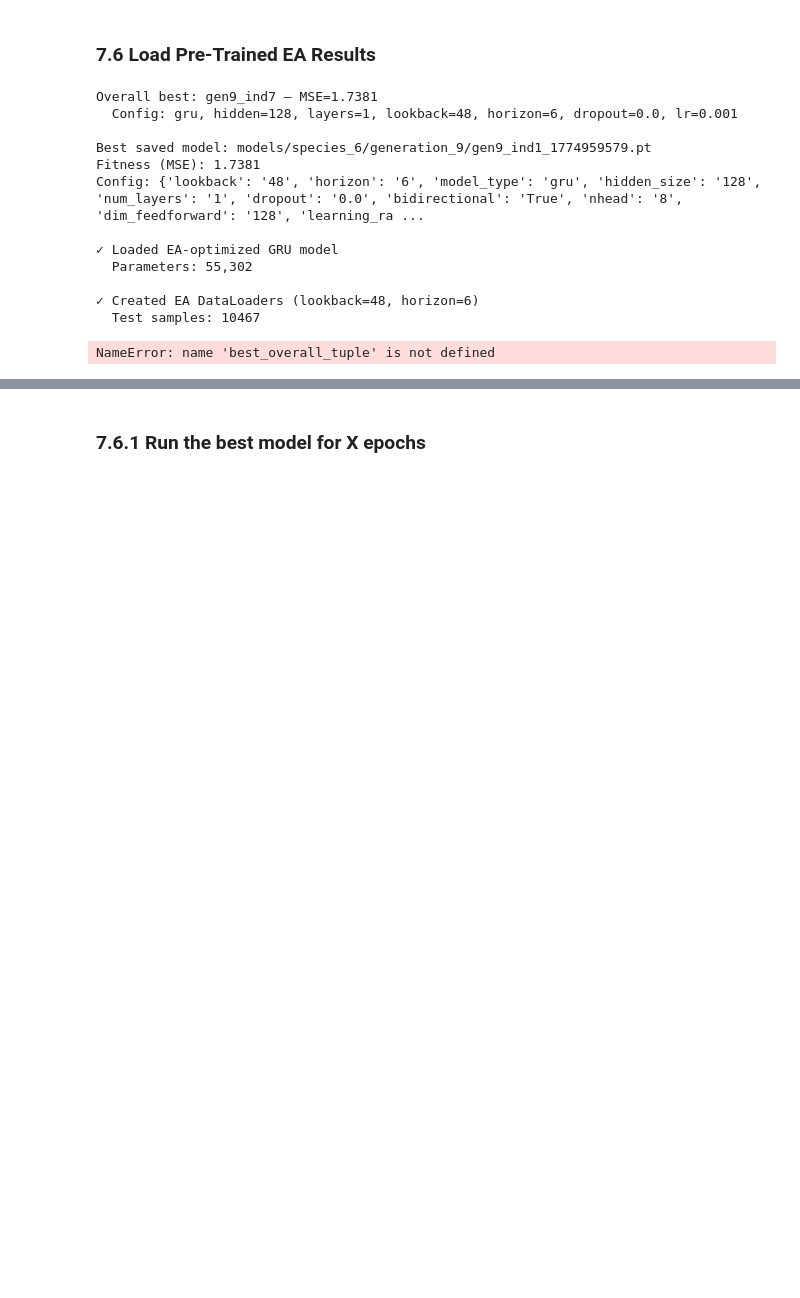
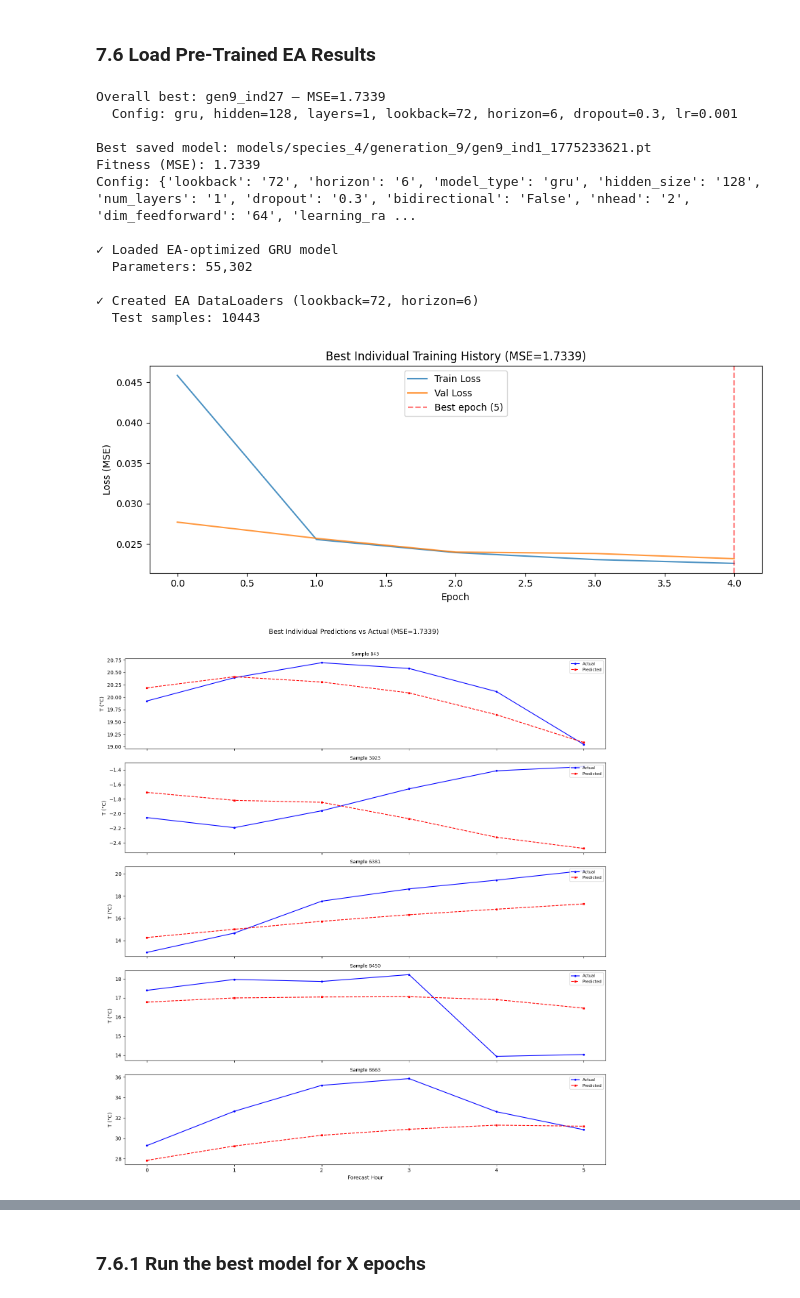
Before and after one commit to dudocas12/Advanced-Time-Series-Forecasting-Optimization-and-Explainability, a Jupyter notebook: main.ipynb, the cells around one changed output, grey strips where cells are left out. Saved outputs shown, nothing was run; the diff lists cells and outputs as text; code cells hidden in the pictures; blank space fills up the shorter version.

Commit message:
error resolved

```diff
--- a/main.ipynb
+++ b/main.ipynb
@@ -1555,8 +1554,10 @@ import re
 # ============================================================
 # Load EA results and find the best model
 # ============================================================
-results_csv = glob.glob("models/species_6/evolutionary_search_results_*.csv")[0]
+current_species_path = os.path.dirname(best_params_path)  # change to models/species_X where X is the current run number if you want to see others runs
+results_csv = glob.glob(f"{current_species_path}/evolutionary_search_results_*.csv")[0]
 ea_df = pd.read_csv(results_csv)
+
 
 # Show overall best
 best_row = ea_df.loc[ea_df['fitness'].idxmin()]
@@ -1571,7 +1572,7 @@ print(f"  Config: {best_row['model_type']}, hidden={int(best_row['hidden_size'])
 # The saved files are ranked: ind1=best, ind2=2nd, ind3=3rd per generation
 # We scan all txt files to match by fitness value
 
-def find_best_model_path(species_dir="models/species_6"):
+def find_best_model_path(species_dir="models/species"):
     """Scan all generation folders and find the .pt file with the lowest fitness."""
     best_fitness = float('inf')
     best_pt_path = None
@@ -1605,7 +1606,7 @@ def find_best_model_path(species_dir="models/species_6"):
 
     return best_pt_path, best_fitness, best_config
 
-best_pt_path, best_fitness, best_config = find_best_model_path()
+best_pt_path, best_fitness, best_config = find_best_model_path(species_dir=current_species_path)
 print(f"\nBest saved model: {best_pt_path}")
 print(f"Fitness (MSE): {best_fitness:.4f}")
 print(f"Config: {best_config}")
@@ -1658,28 +1659,31 @@ ea_test_loader = DataLoader(TimeSeriesDataset(X_test_ea, y_test_ea),
 print(f"\n✓ Created EA DataLoaders (lookback={ea_lookback}, horizon={ea_horizon})")
 print(f"  Test samples: {len(X_test_ea)}")
 # %% [output]
-Overall best: gen9_ind7 — MSE=1.7381
-  Config: gru, hidden=128, layers=1, lookback=48, horizon=6, dropout=0.0, lr=0.001
+Overall best: gen9_ind27 — MSE=1.7339
+  Config: gru, hidden=128, layers=1, lookback=72, horizon=6, dropout=0.3, lr=0.001
 
-Best saved model: models/species_6/generation_9/gen9_ind1_1774959579.pt
-Fitness (MSE): 1.7381
-Config: {'lookback': '48', 'horizon': '6', 'model_type': 'gru', 'hidden_size': '128', 'num_layers': '1', 'dropout': '0.0', 'bidirectional': 'True', 'nhead': '8', 'dim_feedforward': '128', 'learning_ra ...
+Best saved model: models/species_4/generation_9/gen9_ind1_1775233621.pt
+Fitness (MSE): 1.7339
+Config: {'lookback': '72', 'horizon': '6', 'model_type': 'gru', 'hidden_size': '128', 'num_layers': '1', 'dropout': '0.3', 'bidirectional': 'False', 'nhead': '2', 'dim_feedforward': '64', 'learning_ra ...
 
 ✓ Loaded EA-optimized GRU model
   Parameters: 55,302
 
-✓ Created EA DataLoaders (lookback=48, horizon=6)
-  Test samples: 10467
+✓ Created EA DataLoaders (lookback=72, horizon=6)
+  Test samples: 10443
 # %%
 # plots for the best individual
-best_fitness = best_overall_tuple[1][0]
-best_history = best_overall_tuple[1][3]
-best_y_true = best_overall_tuple[1][5]
-best_y_pred = best_overall_tuple[1][6]
-plot_training_history(best_history, title=f"Best Individual Training History (MSE={best_fitness:.4f})")
+best_individual, best_fitness_tuple = best_overall_tuple
+best_fitness = best_fitness_tuple[0]
+best_history = best_fitness_tuple[3]
+best_model_state = best_fitness_tuple[4]
+best_y_true = best_fitness_tuple[5]
+best_y_pred = best_fitness_tuple[6]
+plot_training_history((best_history, best_model_state), title=f"Best Individual Training History (MSE={best_fitness:.4f})")
 plot_predictions(best_y_true, best_y_pred, title=f"Best Individual Predictions vs Actual (MSE={best_fitness:.4f})", n_samples=5)
 # %% [output]
-NameError: name 'best_overall_tuple' is not defined
+[figure, added]
+[figure, added]
 # %%
 # Evaluate the loaded best EA model and plot
 criterion = nn.MSELoss()
```
Also changed, not shown: parts of 11 cells of this notebook.
